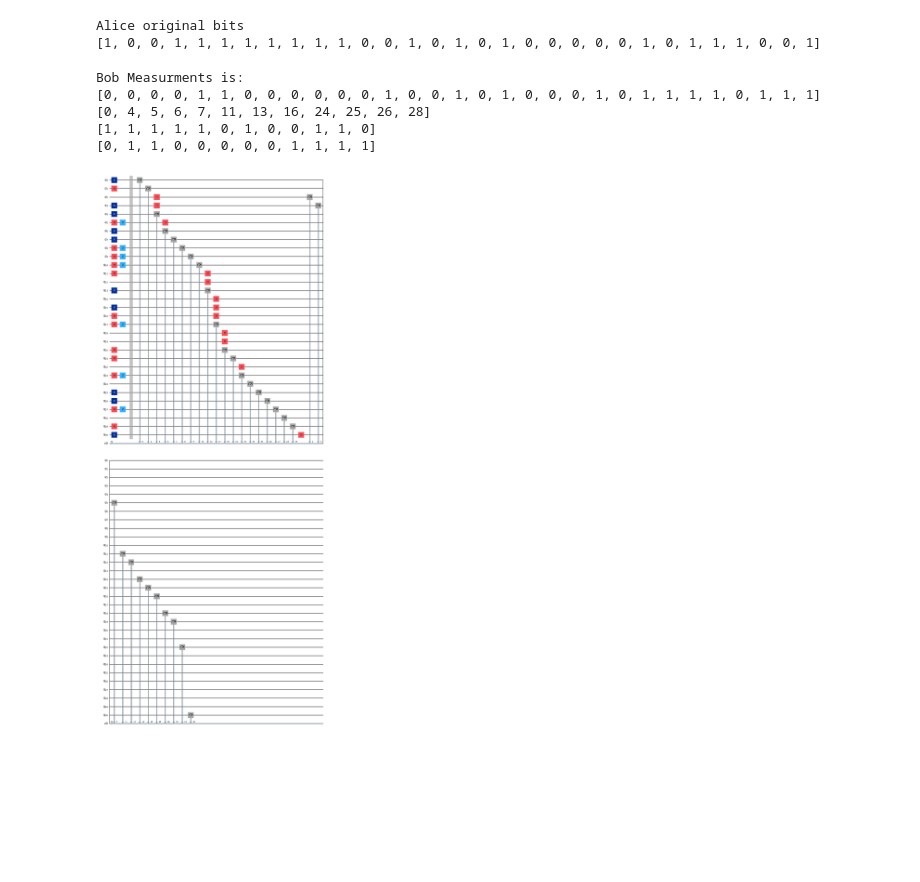
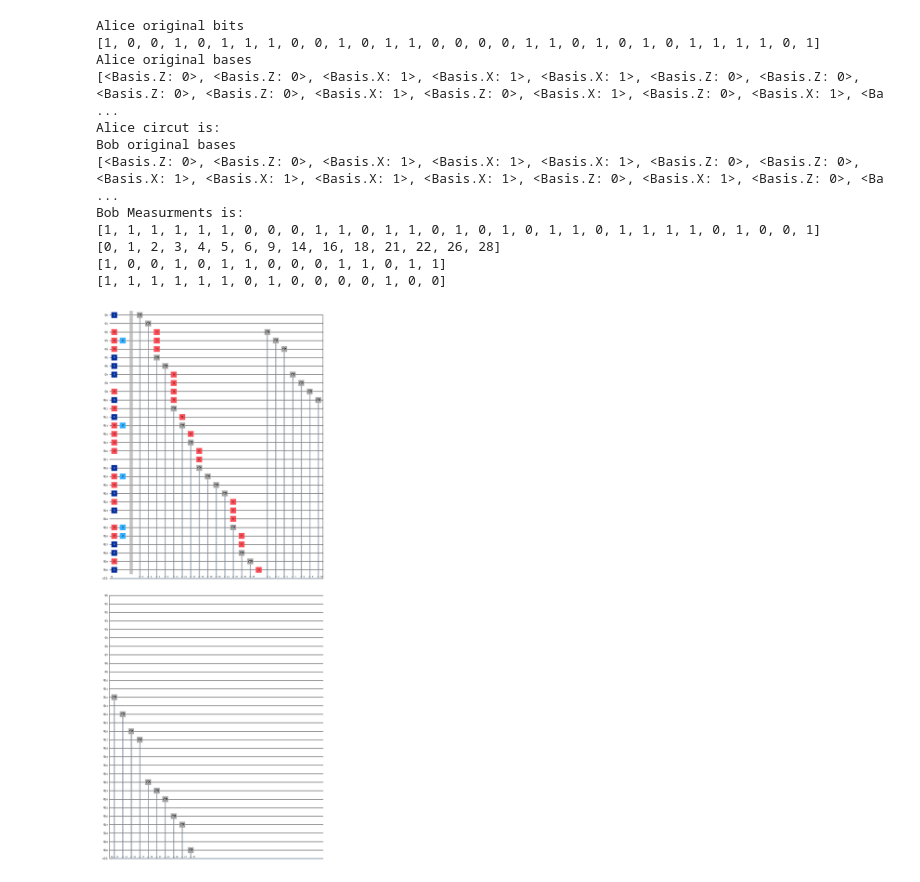
Before and after one commit to bander-saeed94/quantum-qiskit-all, a Jupyter notebook: qkd-sim.ipynb, the cells around one changed output. Saved outputs shown, nothing was run; the diff lists cells and outputs as text; code cells hidden in the pictures; blank space fills up the shorter version.

```diff
--- a/qkd-sim.ipynb
+++ b/qkd-sim.ipynb
@@ -20,6 +20,8 @@ class Alice:
         self.bits = [random.choice([0, 1]) for _ in range(num_qubits)]
         print("Alice original bits")
         print(self.bits)
+        print("Alice original bases")
+        print(self.bases)
 
     def prepare_qubits(self):
         global qc
@@ -54,7 +56,8 @@ class Bob:
         self.num_qubits = num_qubits
         self.bases = [random.choice([Basis.Z, Basis.X]) for _ in range(num_qubits)]
         self.measurements = None  # Will store the measurement results
-
+        print("Bob original bases")
+        print(self.bases)
     def measure_qubits(self):
         global qc
         # Add a classical register if not present
@@ -68,8 +71,9 @@ class Bob:
 
         # Execute the circuit on a simulator
         simulator = AerSimulator()
-        compiled_circuit = transpile(qc, simulator)
-        job = simulator.run(compiled_circuit, shots=1024)
+        # compiled_circuit = transpile(qc, simulator,coupling_map=None)
+        # job = simulator.run(compiled_circuit, shots=1024)
+        job = simulator.run(qc, shots=1024)
         result = job.result()
         counts = result.get_counts()
 
@@ -81,38 +85,46 @@ class Bob:
         print(self.measurements)
 
     def sift_key(self, matching_indices):
         # Return the bits that correspond to the matching bases
         if self.measurements is None:
             raise ValueError("No measurements available. Please measure first.")
         sifted_bits = [self.measurements[i] for i in matching_indices]
         return sifted_bits
 
 
 # Create an Alice instance for 100 qubits
 alice = Alice(31)
 
 # Call prepare_qubits explicitly
 alice.prepare_qubits()
 
+print("Alice circut is:")
+qc.draw("mpl")
+
 bob = Bob(31)
 
-# qc.draw("mpl")
+qc.draw("mpl")
 
 bob.measure_qubits()
 
 alice_sifted_bits, alice_matching_indices = alice.sift_key(bob.bases)
 print(alice_matching_indices)
 print(alice_sifted_bits)
 bob_sifted_bits = bob.sift_key(alice_matching_indices)
 print(bob_sifted_bits)
 
 qc.draw("mpl")
 # %% [output]
 Alice original bits
-[1, 0, 0, 1, 1, 1, 1, 1, 1, 1, 1, 0, 0, 1, 0, 1, 0, 1, 0, 0, 0, 0, 0, 1, 0, 1, 1, 1, 0, 0, 1]
+[1, 0, 0, 1, 0, 1, 1, 1, 0, 0, 1, 0, 1, 1, 0, 0, 0, 0, 1, 1, 0, 1, 0, 1, 0, 1, 1, 1, 1, 0, 1]
+Alice original bases
+[<Basis.Z: 0>, <Basis.Z: 0>, <Basis.X: 1>, <Basis.X: 1>, <Basis.X: 1>, <Basis.Z: 0>, <Basis.Z: 0>, <Basis.Z: 0>, <Basis.Z: 0>, <Basis.X: 1>, <Basis.Z: 0>, <Basis.X: 1>, <Basis.Z: 0>, <Basis.X: 1>, <Ba ...
+Alice circut is:
+Bob original bases
+[<Basis.Z: 0>, <Basis.Z: 0>, <Basis.X: 1>, <Basis.X: 1>, <Basis.X: 1>, <Basis.Z: 0>, <Basis.Z: 0>, <Basis.X: 1>, <Basis.X: 1>, <Basis.X: 1>, <Basis.X: 1>, <Basis.Z: 0>, <Basis.X: 1>, <Basis.Z: 0>, <Ba ...
+Bob Measurments is:
+[1, 1, 1, 1, 1, 1, 0, 0, 0, 1, 1, 0, 1, 1, 0, 1, 0, 1, 0, 1, 1, 0, 1, 1, 1, 1, 0, 1, 0, 0, 1]
+[0, 1, 2, 3, 4, 5, 6, 9, 14, 16, 18, 21, 22, 26, 28]
+[1, 0, 0, 1, 0, 1, 1, 0, 0, 0, 1, 1, 0, 1, 1]
+[1, 1, 1, 1, 1, 1, 0, 1, 0, 0, 0, 0, 1, 0, 0]
-Bob Measurments is:
-[0, 0, 0, 0, 1, 1, 0, 0, 0, 0, 0, 0, 1, 0, 0, 1, 0, 1, 0, 0, 0, 1, 0, 1, 1, 1, 1, 0, 1, 1, 1]
-[0, 4, 5, 6, 7, 11, 13, 16, 24, 25, 26, 28]
-[1, 1, 1, 1, 1, 0, 1, 0, 0, 1, 1, 0]
-[0, 1, 1, 0, 0, 0, 0, 0, 1, 1, 1, 1]
-[figure, old version]
+[figure, new version]
```
Also changed, not shown: 1 other file.
